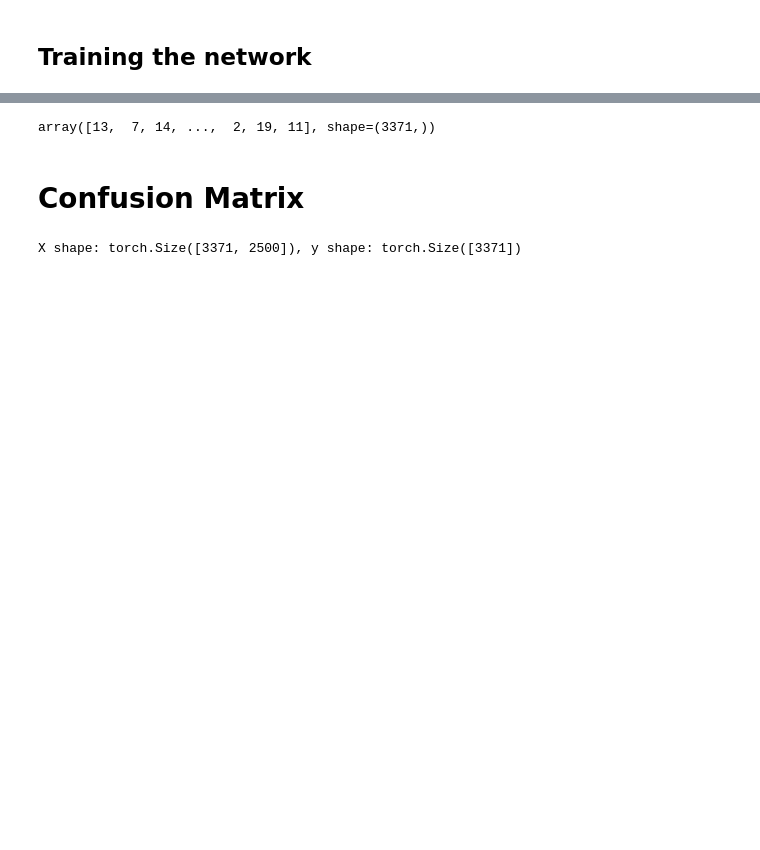
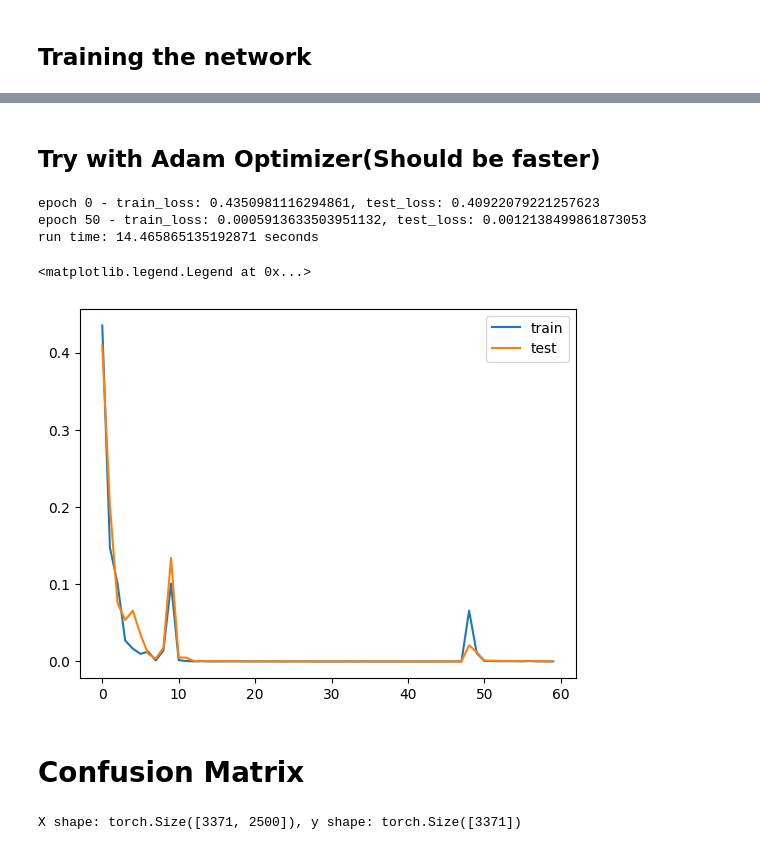
Before and after one commit to pj0620/pytorch-testing, a Jupyter notebook: neural_network.ipynb, the cells around one changed output, grey strips where cells are left out. Saved outputs shown, nothing was run; the diff lists cells and outputs as text; code cells hidden in the pictures; blank space fills up the shorter version.

Commit message:
add Adam Optimizer

```diff
--- a/neural_network.ipynb
+++ b/neural_network.ipynb
@@ -277,7 +267,37 @@ epoch 350 - train_loss: 0.0757753923535347, test_loss: 0.0774472751566824
+# %% [markdown]
+## Try with Adam Optimizer(Should be faster)
 # %%
-np.argmax(y_pred.cpu().numpy(), axis=1)
+model = NeuralNetwork().to(device)
+
+# Initialize the loss function
+loss_fn = nn.CrossEntropyLoss()
+optimizer = torch.optim.Adam(model.parameters(), lr=learning_rate)
+
+start = time.time()
+trains = []
+tests = []
+for t in range(60):
+    # print(f"Epoch {t+1}\n-------------------------------")
+    train_loss = train_loop(train_loader, model, loss_fn, optimizer)
+    test_loss = test_loop(test_loader, model, loss_fn)
+
+    if t % 50 == 0:
+        print(f"epoch {t} - train_loss: {train_loss}, test_loss: {test_loss}")
+    trains.append(float(train_loss))
+    tests.append(float(test_loss))
+
+end = time.time()
+print("run time:", end - start, "seconds")
+
+plt.plot(trains)
+plt.plot(tests)
+plt.legend(['train', 'test'])
 # %% [output]
-array([13,  7, 14, ...,  2, 19, 11], shape=(3371,))
+epoch 0 - train_loss: 0.4350981116294861, test_loss: 0.40922079221257623
+epoch 50 - train_loss: 0.0005913633503951132, test_loss: 0.0012138499861873053
+run time: 14.465865135192871 seconds
+<matplotlib.legend.Legend at 0x...>
+[figure, added]
 # %% [markdown]
 # Confusion Matrix
 # %%
```
Also changed, not shown: parts of 8 cells of this notebook.
